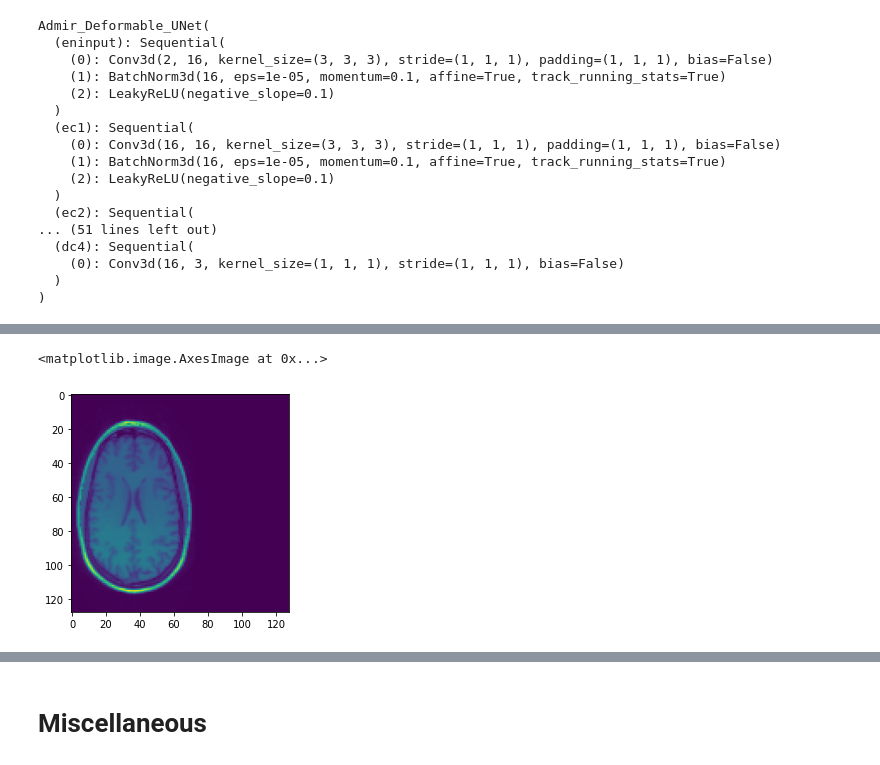
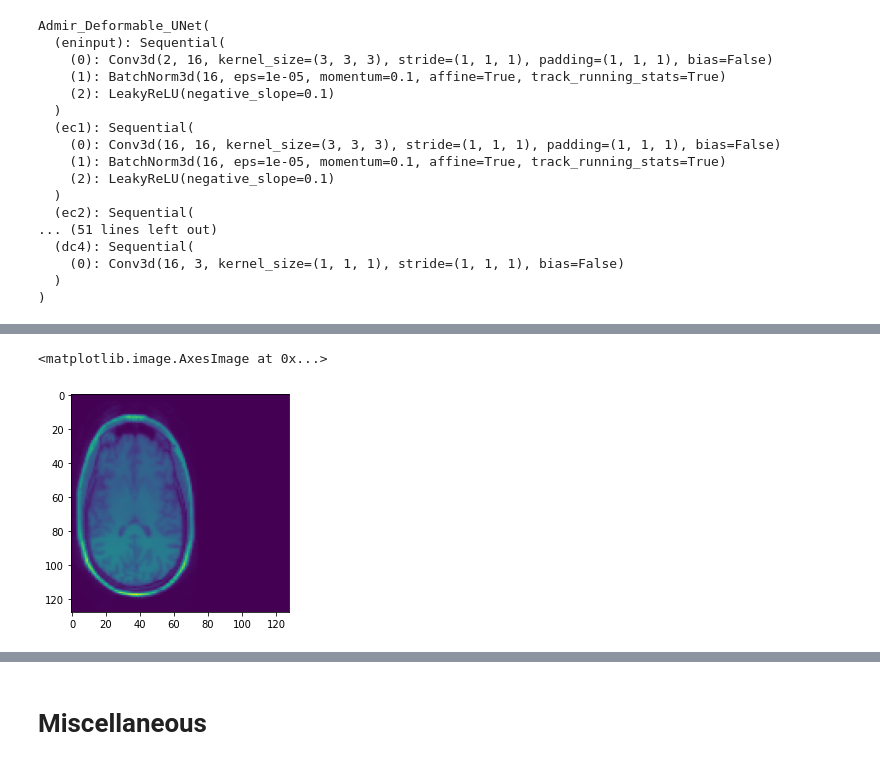
Before and after one commit to surajsrivathsa/image_registration, a Jupyter notebook: ADMIR_v1.ipynb, the cells around one changed output, grey strips where cells are left out. Saved outputs shown, nothing was run; the diff lists cells and outputs as text; code cells hidden in the pictures.

```diff
--- a/ADMIR_v1.ipynb
+++ b/ADMIR_v1.ipynb
@@ -1663,6 +1743,5 @@ plt.imshow(mynb_np1[0, :, 78, :])
-# %%
-mynb_np1 = load_4D(file_names_t1[4])
-plt.imshow(mynb_np1[0, :, 84, :])
-# %% [output]
-<matplotlib.image.AxesImage at 0x...>
-[figure, removed]
+# %%
+plt.imshow(warped_img_np[:, 77, :])
+# %% [output]
+<matplotlib.image.AxesImage at 0x...>
+[figure, added]
```
Also changed, not shown: parts of 30 cells of this notebook.
